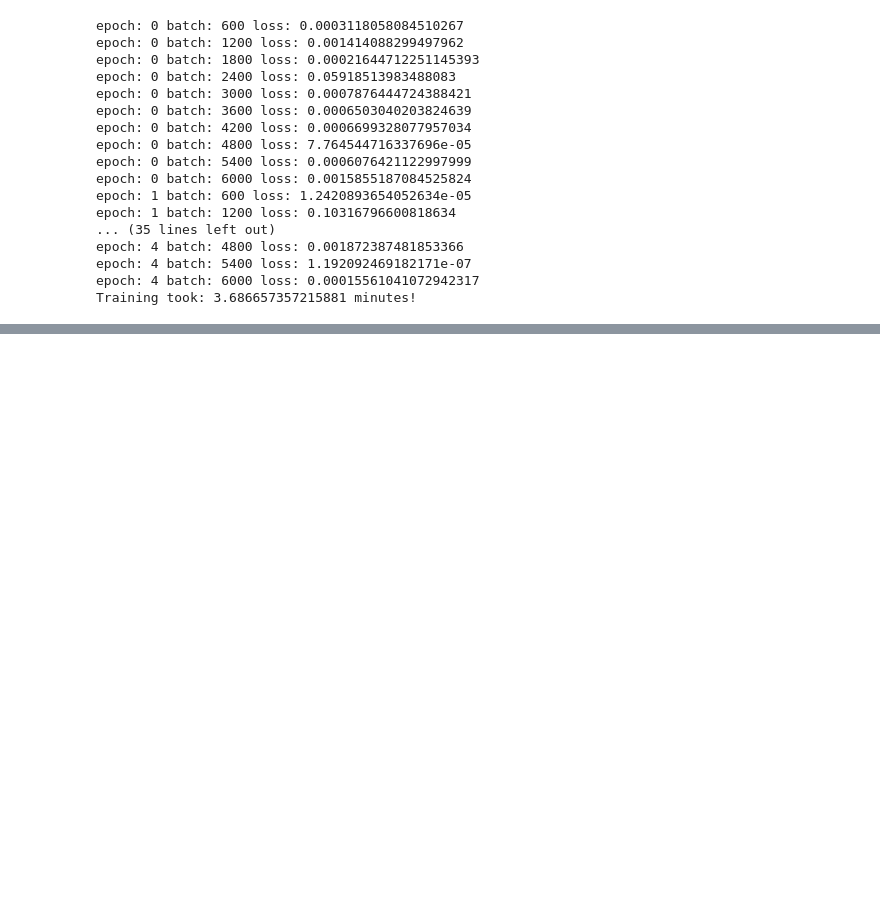
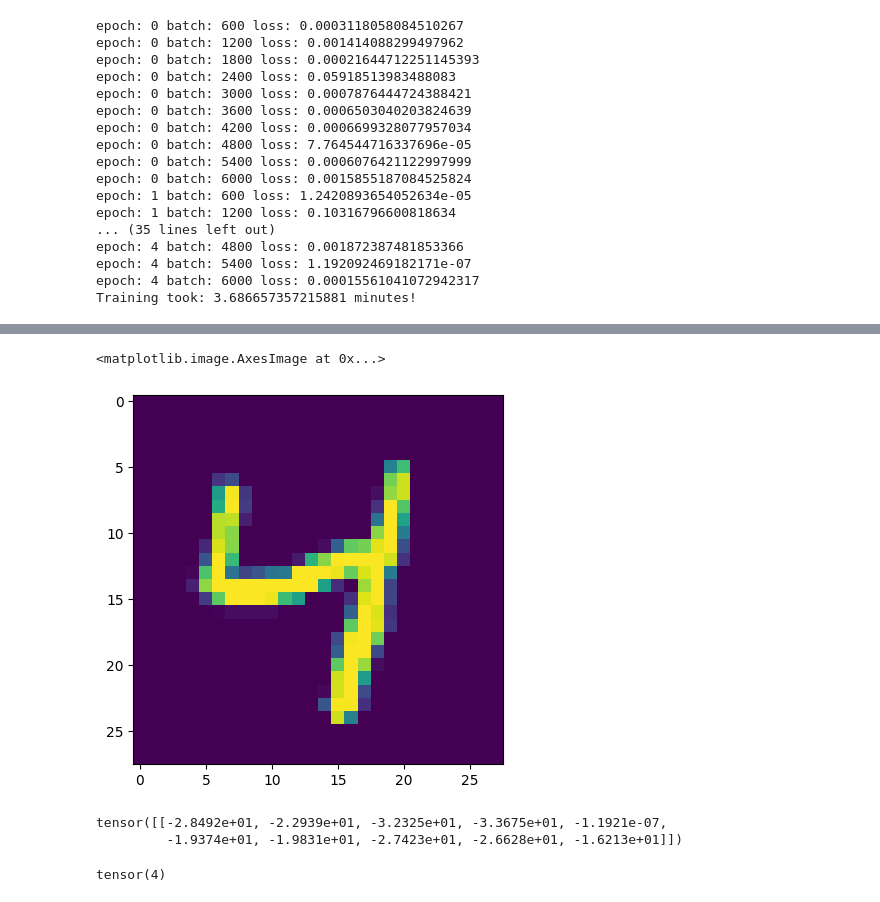
Before and after one commit to mattmason36/pyTorch-testing, a Jupyter notebook: CNN.ipynb, the cells around one changed output, grey strips where cells are left out. Cells and saved outputs as stored; diff of their text form; code cells hidden in the pictures; blank space fills up the shorter version.

```diff
--- a/CNN.ipynb
+++ b/CNN.ipynb
@@ -213,0 +310,5 @@ Training took: 3.686657357215881 minutes!
+# %%
+plt.imshow (test_data[1978][0].reshape(28, 28))
+# %% [output]
+<matplotlib.image.AxesImage at 0x...>
+[figure, added]
@@ -213,0 +320,10 @@ Training took: 3.686657357215881 minutes!
+# %%
+# Check the new prediction
+new_prediction
+# %% [output]
+tensor([[-2.8492e+01, -2.2939e+01, -3.2325e+01, -3.3675e+01, -1.1921e-07,
+         -1.9374e+01, -1.9831e+01, -2.7423e+01, -2.6628e+01, -1.6213e+01]])
+# %%
+new_prediction.argmax()
+# %% [output]
+tensor(4)
```
Also changed, not shown: parts of 9 cells of this notebook.
